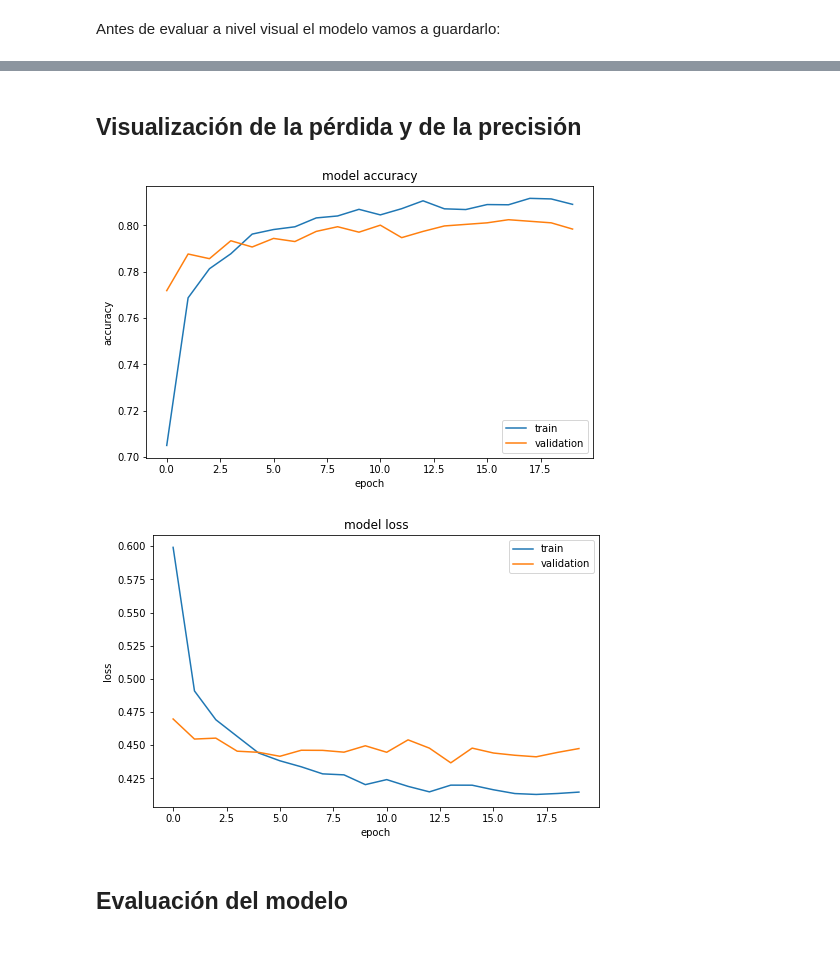
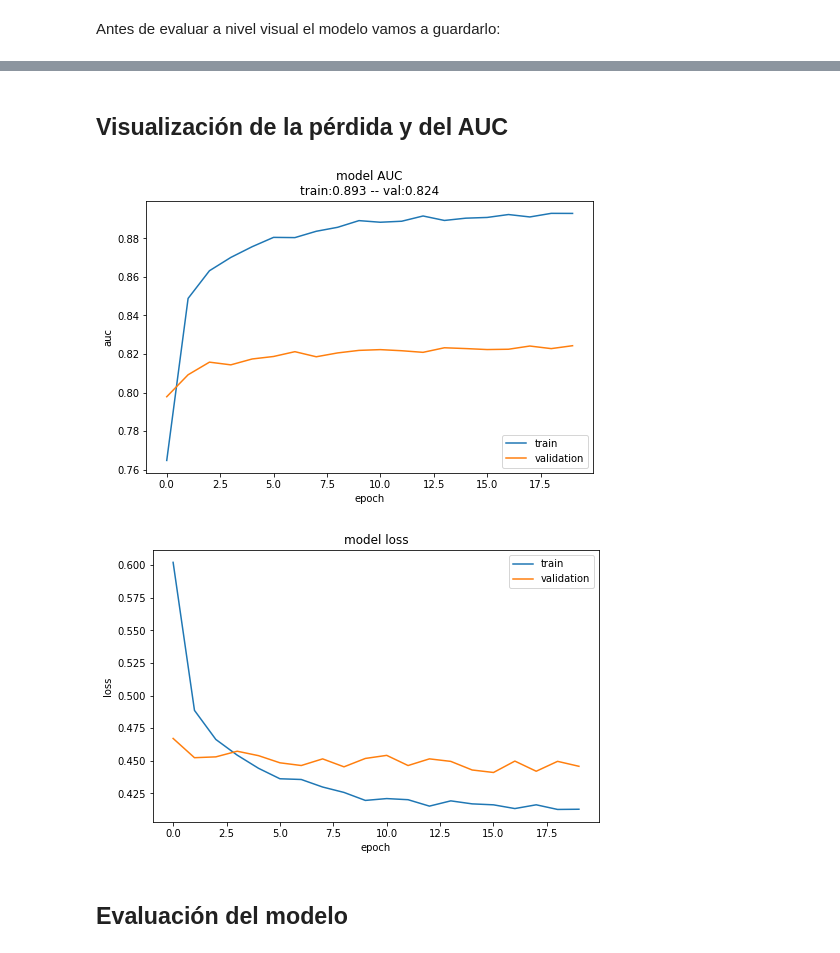
Before and after one commit to mariousm/Pneumonia-Detection, a Jupyter notebook: src/pneumonia_detection_B3.ipynb, the cells around one changed output, grey strips where cells are left out. Cells and saved outputs as stored; diff of their text form; code cells hidden in the pictures.

Commit message:
Actualizada la métrica de accuracy a AUC

```diff
--- a/src/pneumonia_detection_B3.ipynb
+++ b/src/pneumonia_detection_B3.ipynb
@@ -326,7 +326,7 @@ def build_model():
   model = keras.Model(inputs, outputs, name="EfficientNet")
   optimizer = Adam(learning_rate=LEARNING_RATE)
   model.compile(
-      optimizer=optimizer, loss="binary_crossentropy", metrics=["accuracy"]
+      optimizer=optimizer, loss="binary_crossentropy", metrics=["AUC"]
   )
   return model
 # %% [markdown]
@@ -381,15 +381,15 @@ INFO:tensorflow:Assets written to: /content/drive/MyDrive/TFM/models/EfficientNe
 # Guardamos el history del modelo
 pickle.dump(history.history, open(os.path.join("/content/drive/MyDrive/TFM/models/EfficientNetB3/" + MODEL_NAME, "history.pickle"), 'wb'))
 # %% [markdown]
-## Visualización de la pérdida y de la precisión
+## Visualización de la pérdida y del AUC
 # %%
-# Visualizamos la evolución de la accuracy
-def show_accuracy(history):
+# Visualizamos la evolución del AUC
+def show_auc(history):
   fig, axis = plt.subplots(figsize=(8,5))
-  plt.plot(history['accuracy'])
-  plt.plot(history['val_accuracy'])
-  plt.title('model accuracy')
-  plt.ylabel('accuracy')
+  plt.plot(history['auc'])
+  plt.plot(history['val_auc'])
+  plt.title('model AUC\n' + 'train:%2.3f' % history['auc'][-1] + " -- " + 'val:%2.3f' % history['val_auc'][-1])
+  plt.ylabel('auc')
   plt.xlabel('epoch')
   plt.legend(['train', 'validation'], loc='lower right')
   plt.show()
@@ -407,9 +409,11 @@ def show_loss(history):
 # %%
-show_accuracy(history.history)
+show_auc(history.history)
 show_loss(history.history)
+# show_auc(history)
+# show_loss(history)
 # %% [output]
-[figure, old version]
+[figure, new version]
-[figure, old version]
+[figure, new version]
 # %% [markdown]
 ## Evaluación del modelo
 # %% [markdown]
```
Also changed, not shown: parts of 22 cells of this notebook, 1 other file.
